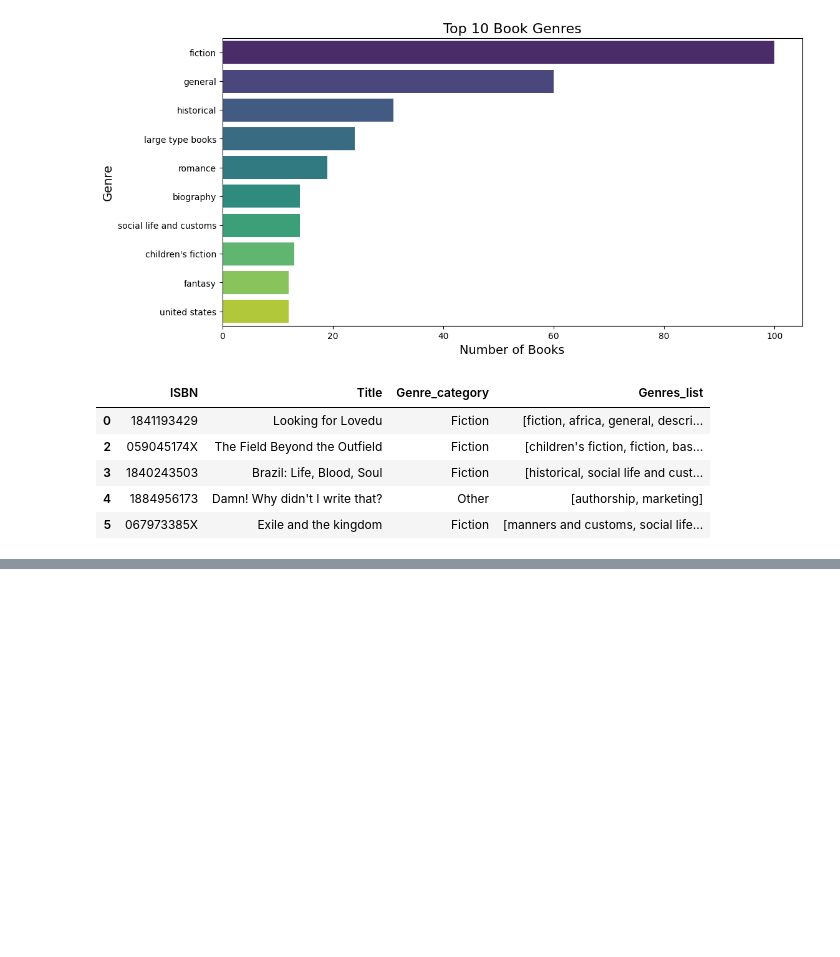
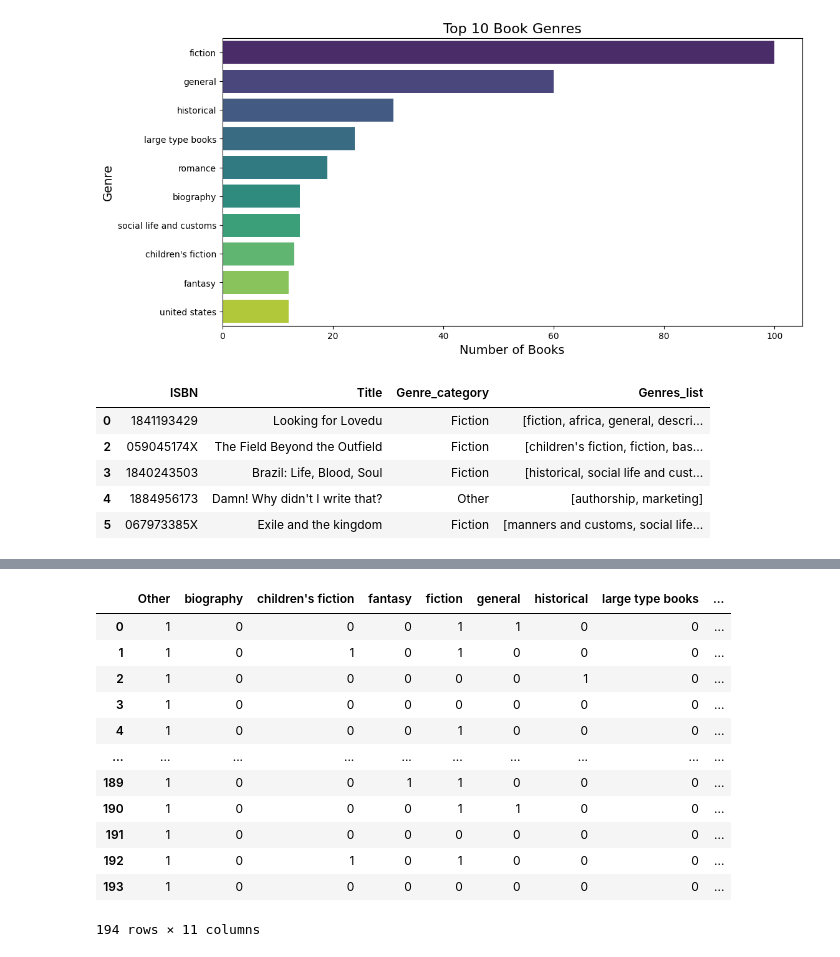
Before and after one commit to jtimko16/book-recommendation, a Jupyter notebook: notebooks/02.1 Clean_genres_updated.ipynb, the cells around one changed output, grey strips where cells are left out. Drawn from its saved outputs; the diff is of its cells as text; code cells hidden in the pictures; blank space fills up the shorter version.

Commit message:
Add - one hot encoded genres

```diff
--- a/notebooks/02.1 Clean_genres_updated.ipynb
+++ b/notebooks/02.1 Clean_genres_updated.ipynb
@@ -232,0 +235,23 @@ df_genres_clean.head(5)
+# %%
+# One-hot encode the categorized genres
+mlb = MultiLabelBinarizer()
+genre_encoded = mlb.fit_transform(df_genres_clean['Categorized Genres'])
+
+# Convert the encoded genres to a DataFrame
+df_genres = pd.DataFrame(genre_encoded, columns=mlb.classes_)
+# %%
+df_genres
+# %% [output]
+|  | Other | biography | children's fiction | fantasy | fiction | general | historical | large type books | ... |
+| 0 | 1 | 0 | 0 | 0 | 1 | 1 | 0 | 0 | ... |
+| 1 | 1 | 0 | 1 | 0 | 1 | 0 | 0 | 0 | ... |
+| 2 | 1 | 0 | 0 | 0 | 0 | 0 | 1 | 0 | ... |
+| 3 | 1 | 0 | 0 | 0 | 0 | 0 | 0 | 0 | ... |
+| 4 | 1 | 0 | 0 | 0 | 1 | 0 | 0 | 0 | ... |
+| ... | ... | ... | ... | ... | ... | ... | ... | ... | ... |
+| 189 | 1 | 0 | 0 | 1 | 1 | 0 | 0 | 0 | ... |
+| 190 | 1 | 0 | 0 | 0 | 1 | 1 | 0 | 0 | ... |
+| 191 | 1 | 0 | 0 | 0 | 0 | 0 | 0 | 0 | ... |
+| 192 | 1 | 0 | 1 | 0 | 1 | 0 | 0 | 0 | ... |
+| 193 | 1 | 0 | 0 | 0 | 0 | 0 | 0 | 0 | ... |
+194 rows × 11 columns
```
Also changed, not shown: parts of 1 cell of this notebook.
